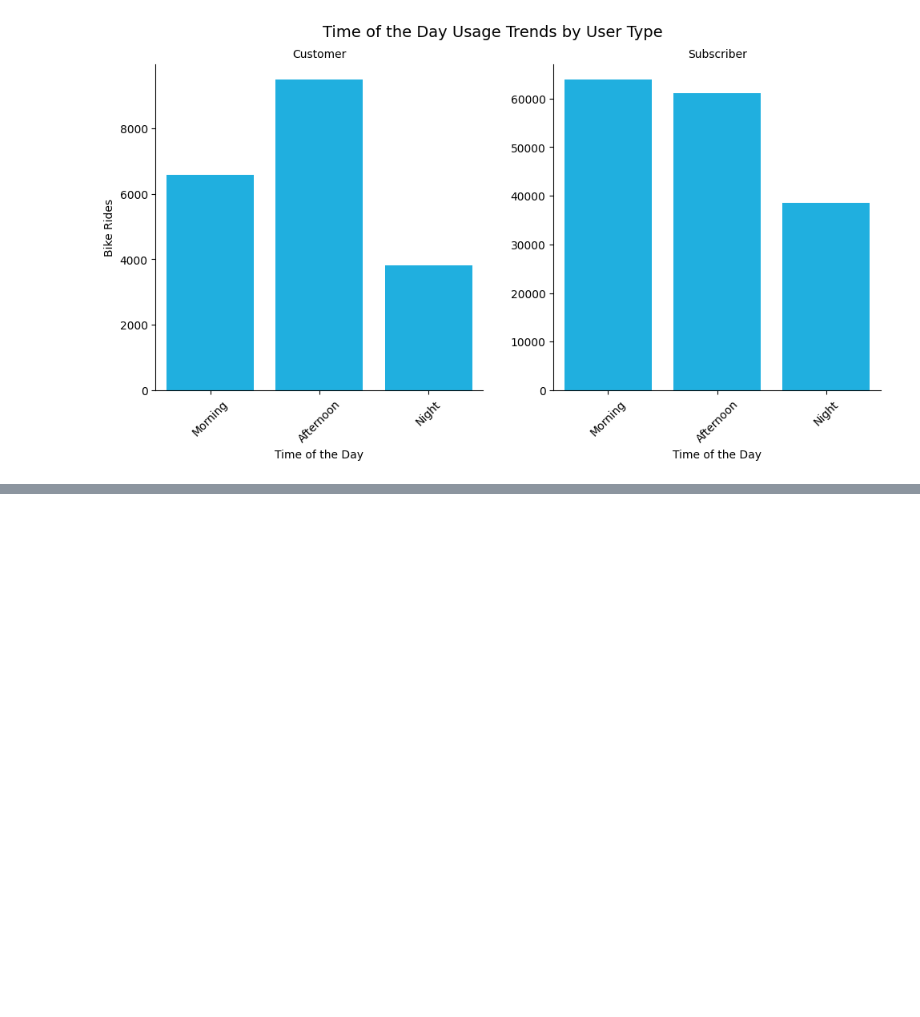
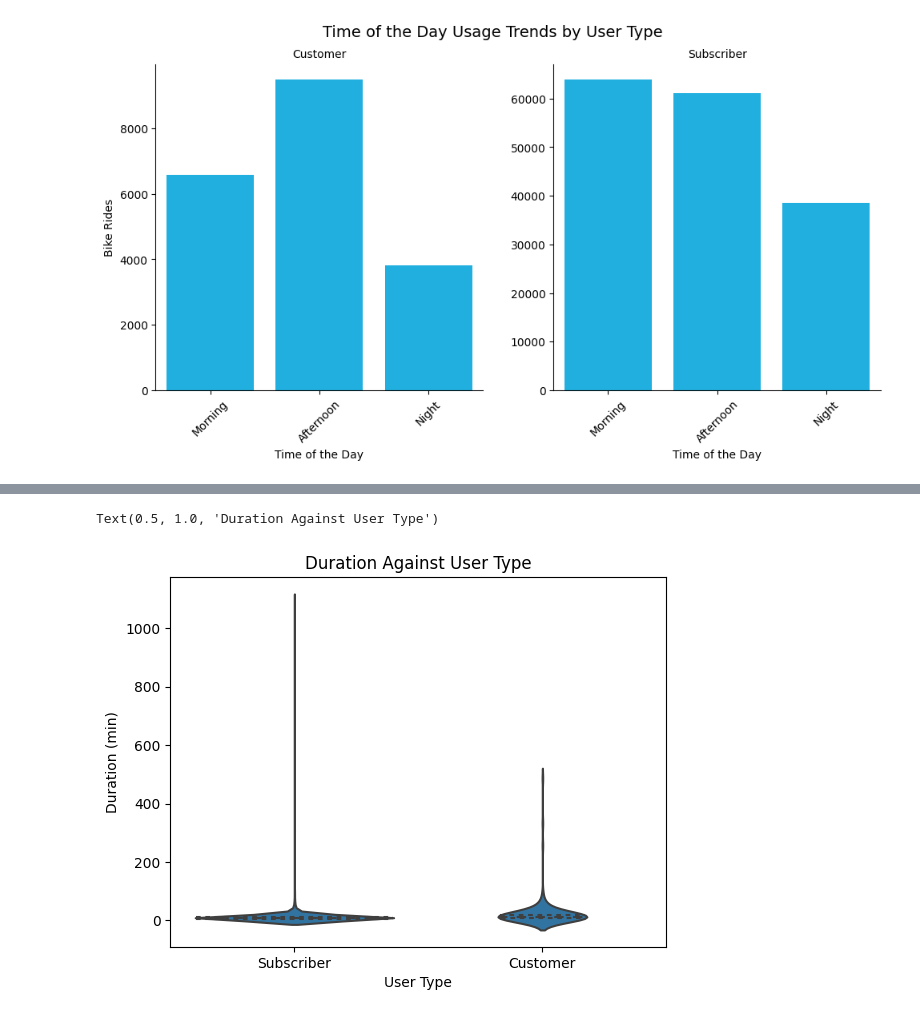
Before and after one commit to HoangMinh153/Data-Analyst, a Jupyter notebook: exercise.ipynb, the cells around one changed output, grey strips where cells are left out. Saved outputs shown, nothing was run; the diff lists cells and outputs as text; code cells hidden in the pictures; blank space fills up the shorter version.

```diff
--- a/exercise.ipynb
+++ b/exercise.ipynb
@@ -540,0 +545,12 @@ g.set_xticklabels(rotation = 45)
+# %%
+# plot relationship between user type and duration
+samples = np.random.choice(df_new.shape[0], 1834, replace = False)
+df_new_samp = df_new.loc[samples,:]
+base_color = sns.color_palette()[0]
+sns.violinplot(data=df_new_samp, x='user_type', y='duration_min', color=base_color, inner='quartile')
+plt.xlabel('User Type')
+plt.ylabel('Duration (min)')
+plt.title('Duration Against User Type')
+# %% [output]
+Text(0.5, 1.0, 'Duration Against User Type')
+[figure, added]
```
Also changed, not shown: parts of 7 cells of this notebook, 1 other file.
